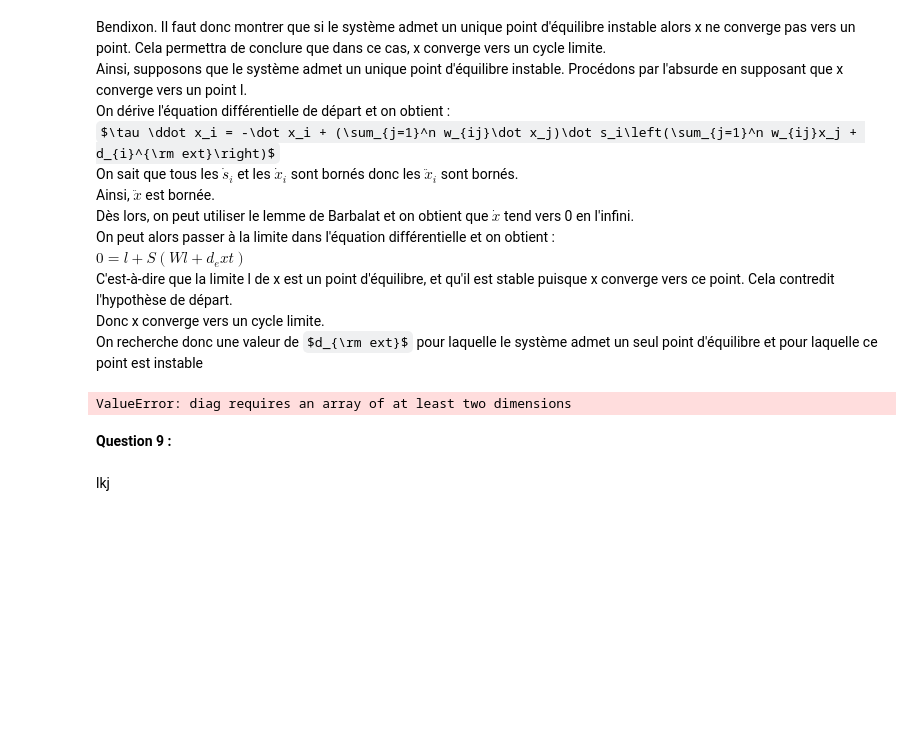
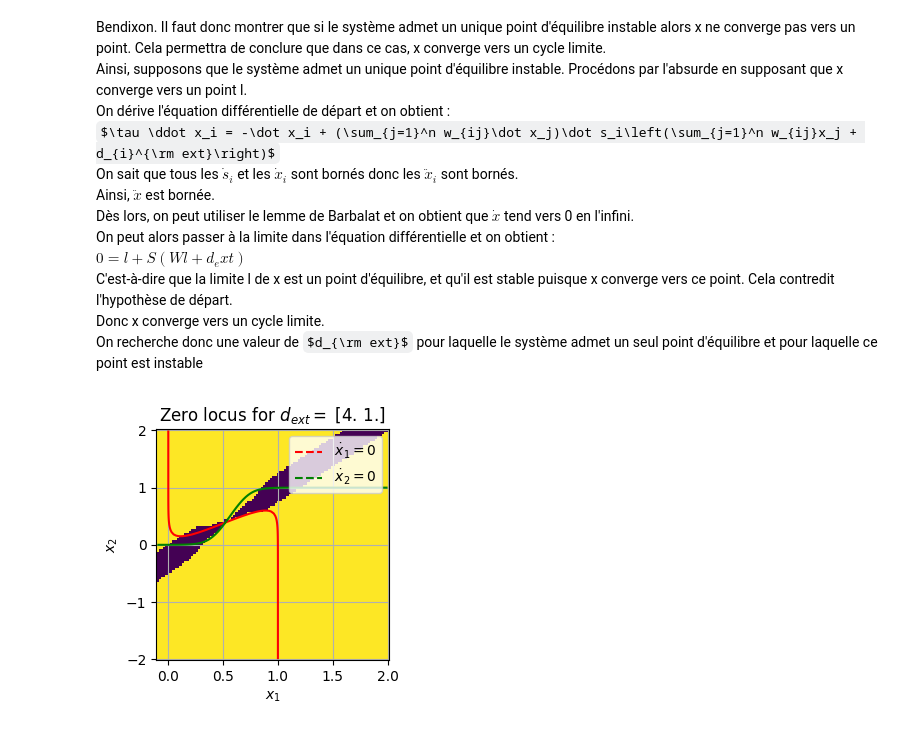
Before and after one commit to Dorian-Brousse/projet_equa_diff, a Jupyter notebook: Rendu.ipynb, the cells around one changed output. Saved outputs shown, nothing was run; the diff lists cells and outputs as text; code cells hidden in the pictures; some formulas as TeX source; blank space fills up the shorter version.

```diff
--- a/Rendu.ipynb
+++ b/Rendu.ipynb
@@ -309,16 +309,3 @@ Simulation des trajectoires
 ================
 
 **Question 4** Compléter la fonction ``solve_euler_explicit`` ci-dessous prenant en entrée une fonction $f: \mathbb{R}\times\mathbb{R}^n \to \mathbb{R}^n$ quelconque, une condition initiale $x_0$, un pas de temps $dt$, les temps initiaux et finaux, et renvoyant e vecteur des temps $t^j$ et de la solution $x^j$ du schéma d'Euler explicite appliqué à $\dot{x}=f(t,x)$.
-# %%
-'''def solve_euler_explicit(f, x0, dt, t0, tf):
-    j=0
-    xi=x0
-    t = np.arange(t0, tf, dt)
-    e=np.zeros(len(t))
-    e[0]=(t[0],x0)
-    while j < len(t):
-        xi = xi + dt*f(t[j],xi)
-        j+=1
-        e[j]=(t[j],xi)
-    return e
-'''
@@ -439,8 +429,19 @@ Donc x converge vers un cycle limite.
 \
 On recherche donc une valeur de $d_{\rm ext}$ pour laquelle le système admet un seul point d'équilibre et pour laquelle ce point est instable
 # %%
+def derived_sigmoid(x):
+    a = 2.0
+    theta = 5.0
+    return a*np.exp(-a*(x-theta))/(1+np.exp(-a*(x-theta)))**2
+
 def jacobian_dynamics(x1,x2,d_ext):
-    return # A COMPLETER
+    d1_ext = d_ext[0]
+    d2_ext = d_ext[1]
+    a=-1+5*derived_sigmoid(5*x1-4*x2+d1_ext)
+    b=-4*derived_sigmoid(5*x1-4*x2+d1_ext)
+    c=8*derived_sigmoid(8*x1-x2+d2_ext)
+    d=-1-derived_sigmoid(8*x1-x2+d2_ext)
+    return [[a,b],[c,d]]
 
 def plot_zero_locus_stabilite(d_ext):
     N = 100
@@ -452,36 +453,31 @@ def plot_zero_locus_stabilite(d_ext):
     X2dot = -X2 + sigmoid(W[1,0]*X1 + W[1,1]*X2 + d_ext[1])
 
     # compute trace and determinant of jacobian matrix on the grid
     tr = np.zeros((N,N))
     deter = np.zeros((N,N))
     for i in np.arange(N):
         for j in np.arange(N):
             tr[i,j] = np.trace(jacobian_dynamics(X1[i,j],X2[i,j],d_ext))
             deter[i,j] = np.linalg.det(jacobian_dynamics(X1[i,j],X2[i,j],d_ext))
 
     # plot zone where  the trace of the jacobian is negative and its determinant positive
     plt.figure()
     plt.pcolormesh(X1,X2,(tr<0)*(deter>0))
 
     # root locus plot
     C1 = plt.contour(X1, X2, X1dot, 0, colors = 'red')
     C2 = plt.contour(X1, X2, X2dot, 0, colors = 'green')
     h1,_ = C1.legend_elements()
     h2,_ = C2.legend_elements()
     plt.grid(True)
     plt.xlabel('$x_1$')
     plt.ylabel('$x_2$')
     plt.legend([h1[0],h2[0]],['$\dot x_1 = 0$','$\dot x_2 = 0$'])
     plt.title("Zero locus for $d_{ext} =$ "+ str(d_ext))
     plt.show()
 
     return
 
 plot_zero_locus_stabilite(np.array([4.0,1.0]))
 # %% [output]
-ValueError: diag requires an array of at least two dimensions
+[figure, added]
-# %% [markdown]
-**Question 9 :**
-\
-\
-lkj
```
Also changed, not shown: parts of 7 cells of this notebook.
